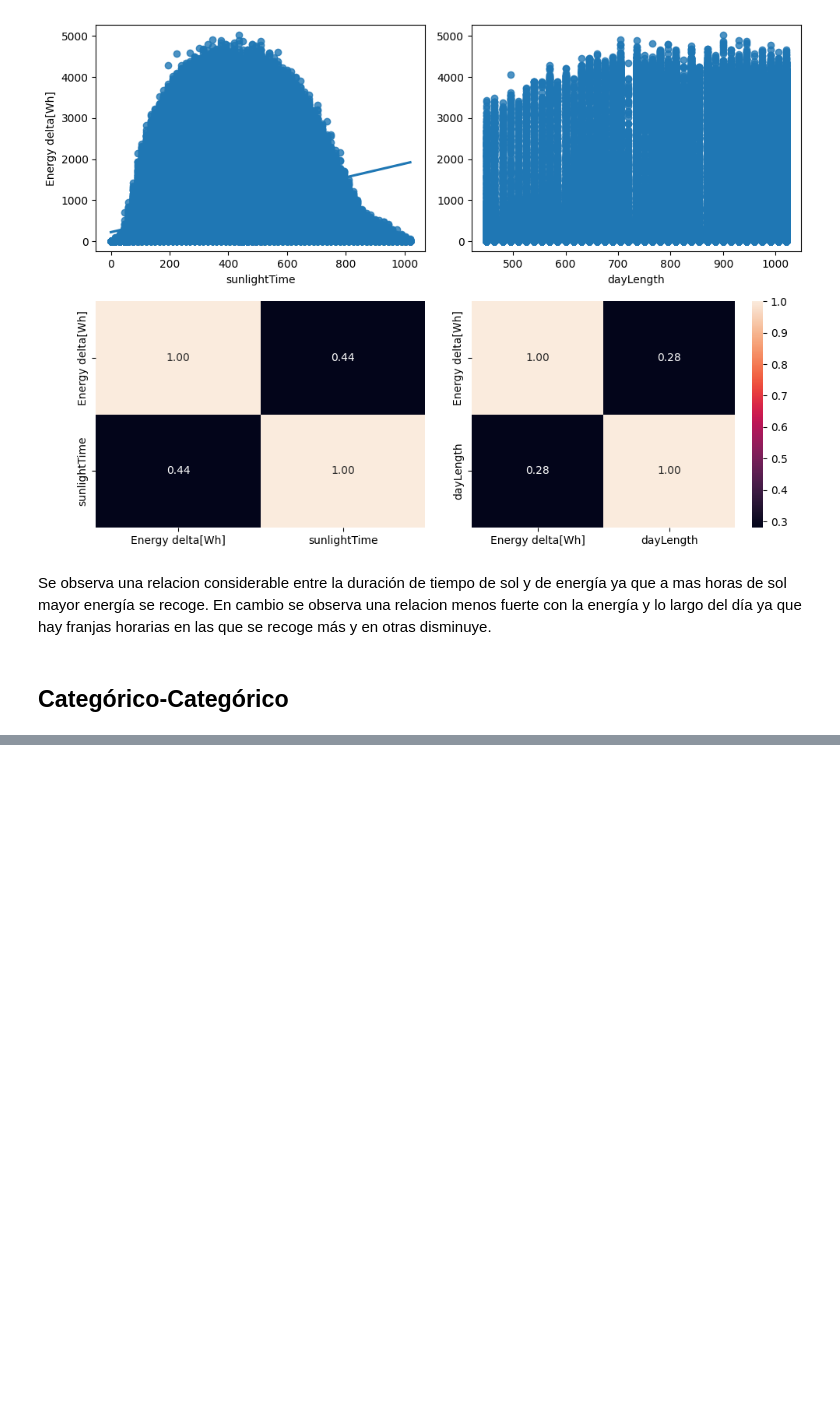
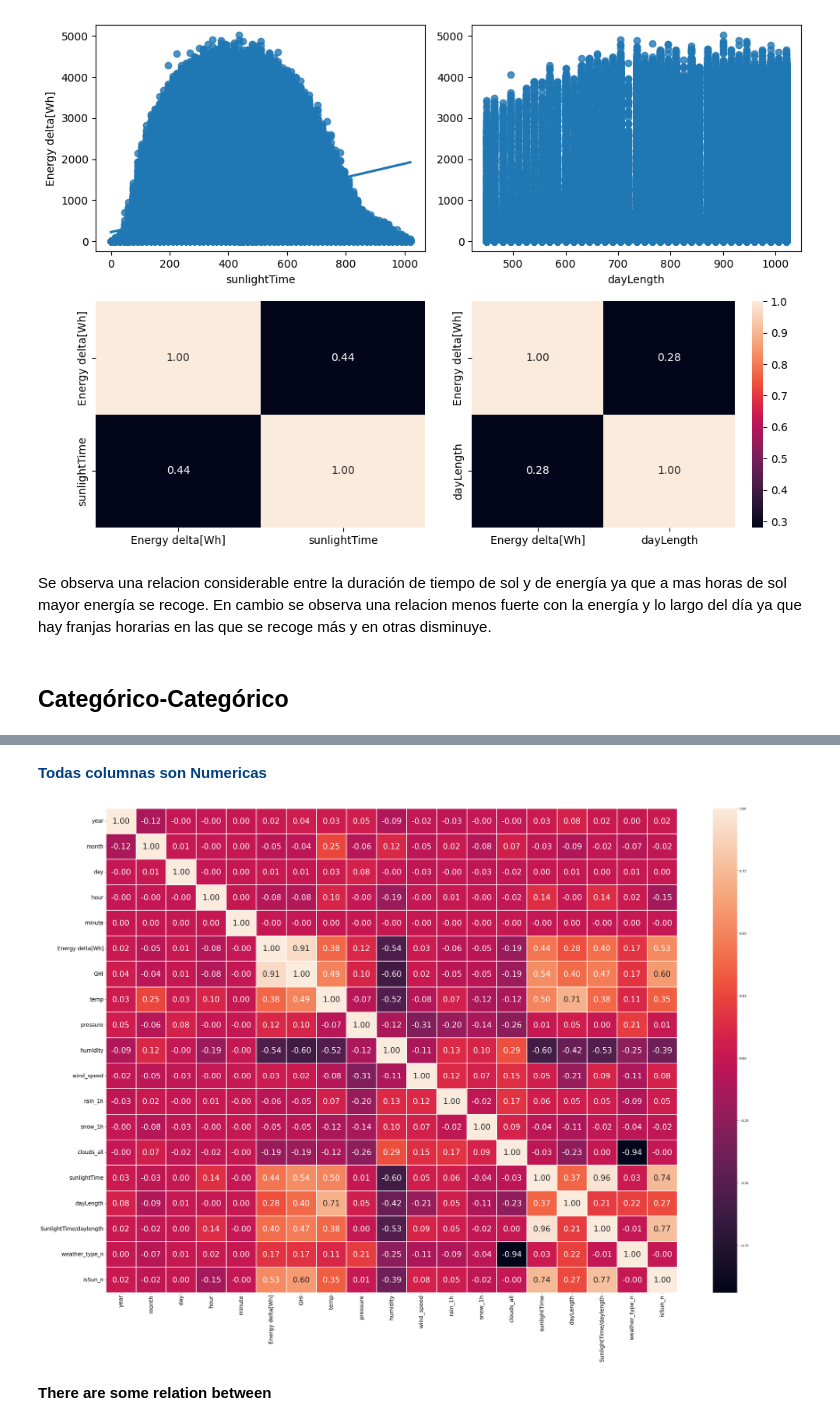
Before and after one commit to 4GeeksAcademy/Final-Project-JOF, a Jupyter notebook: src/Proyecto JOF.ipynb, the cells around one changed output, grey strips where cells are left out. Cells and saved outputs as stored; diff of their text form; code cells hidden in the pictures; blank space fills up the shorter version.

Commit message:
corr

```diff
--- a/src/Proyecto JOF.ipynb
+++ b/src/Proyecto JOF.ipynb
@@ -708,0 +702,6 @@ Se observa una relacion considerable entre la duración de tiempo de sol y de en
+# %%
+#factorize
+total_data_timediv["weather_type_n"] = pd.factorize(total_data_timediv["weather_type"])[0]
+total_data_timediv["isSun_n"] = pd.factorize(total_data_timediv["isSun_category"])[0]
+
+total_data_timediv.head(10)
@@ -708,0 +729,11 @@ Se observa una relacion considerable entre la duración de tiempo de sol y de en
+# %%
+columnas=[ 'year', 'month', 'day', 'hour', 'minute',
+       'Energy delta[Wh]',   'GHI', 'temp',
+       'pressure', 'humidity', 'wind_speed', 'rain_1h', 'snow_1h',
+       'clouds_all', 'sunlightTime', 'dayLength', 'SunlightTime/daylength',
+       'weather_type_n', 'isSun_n']
+    # Crear DataFrame df2 con las columnas seleccionadas
+df2 = total_data_timediv[columnas]
+
+# Verificar el resultado
+df2
@@ -708,0 +754,19 @@ Se observa una relacion considerable entre la duración de tiempo de sol y de en
+# %% [markdown]
+**<span style="color:#004080;">Todas columnas son Numericas</span>**
+# %%
+#correlacion
+
+import matplotlib.pyplot as plt
+correlation_matrix = df2.corr()
+
+# Visualizar la matriz de correlación usando un heatmap
+fig, axis = plt.subplots(figsize=(35,25))
+sns.heatmap(correlation_matrix, annot=True, fmt=".2f", linecolor='white', linewidths=1, annot_kws={"size": 25})
+plt.xticks(fontsize=18)
+plt.yticks(fontsize=17)
+plt.tight_layout()
+plt.show()
+# %% [output]
+[figure, added]
+# %% [markdown]
+**There are some  relation between**
```
Also changed, not shown: parts of 12 cells of this notebook, 1 other file.
